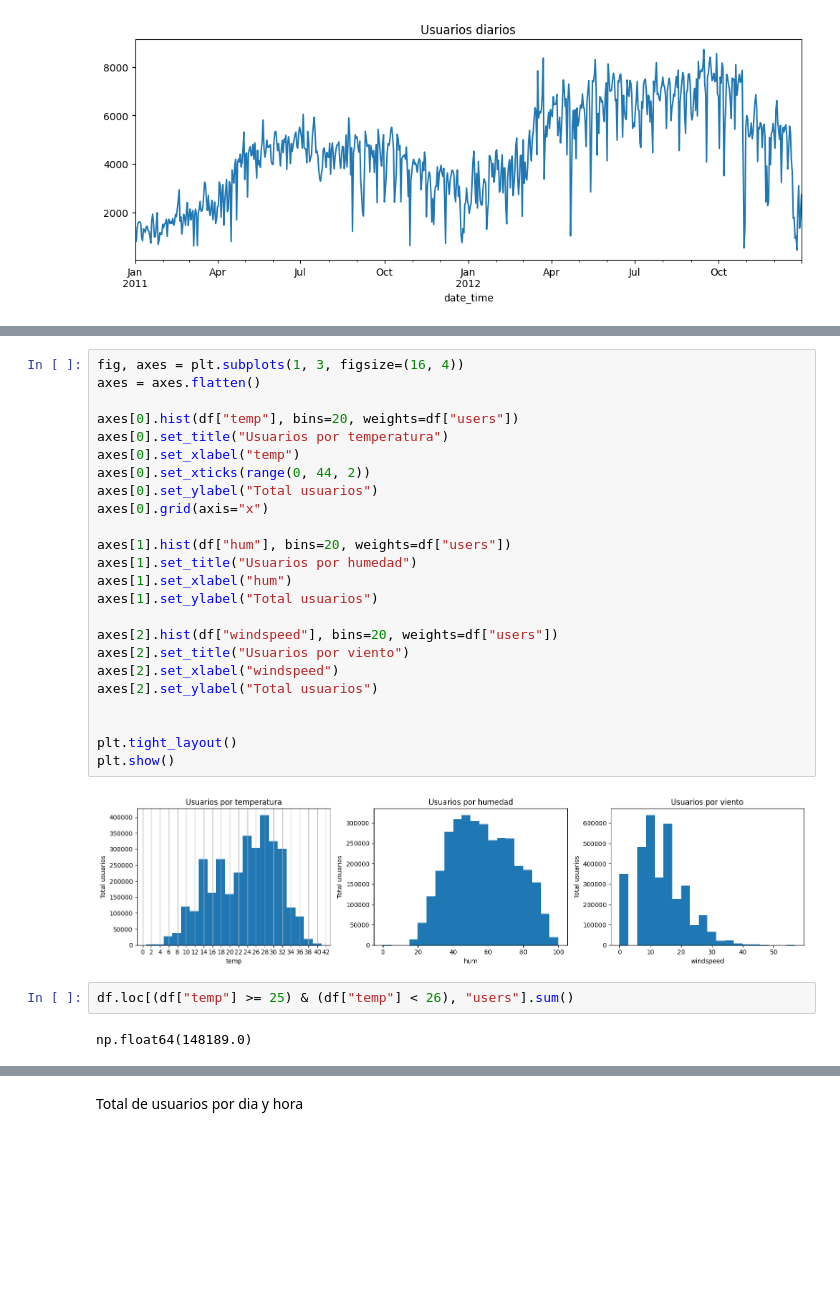
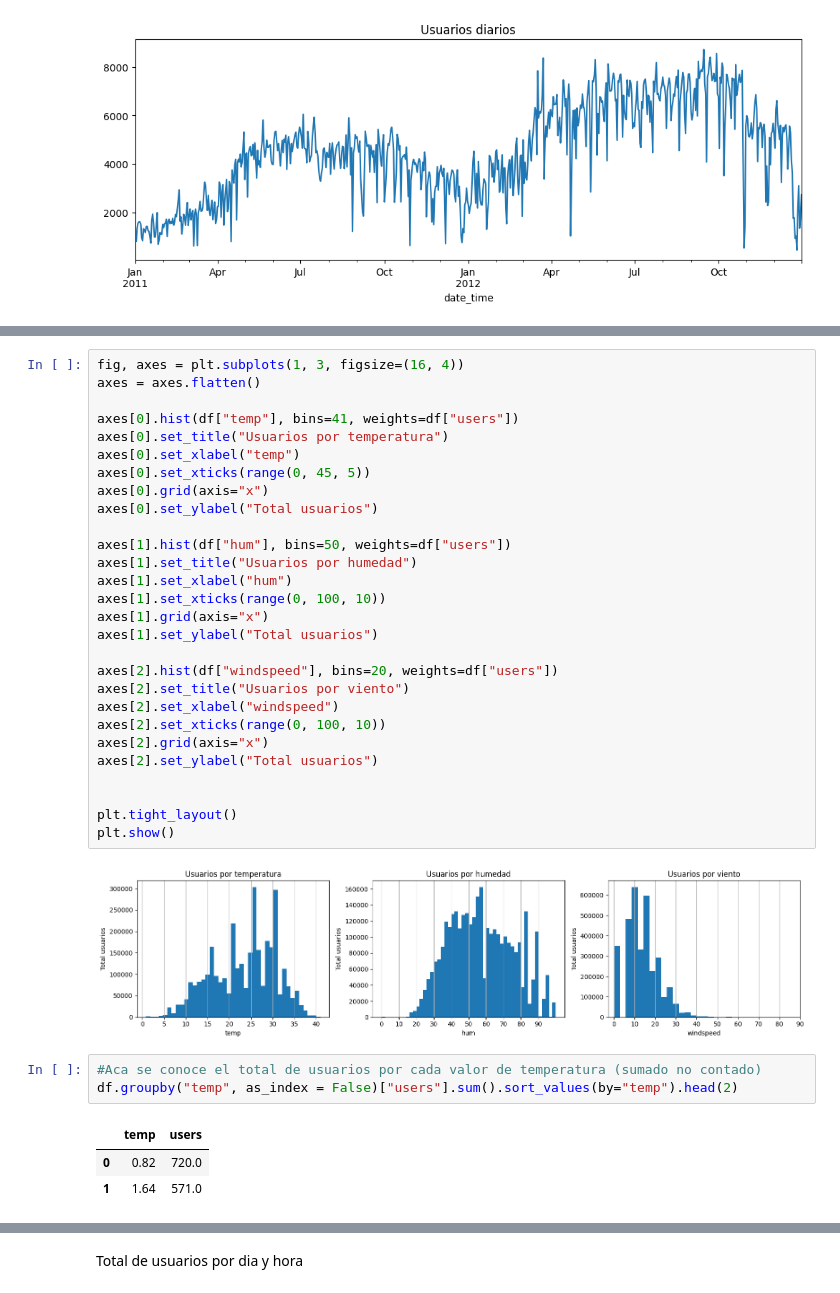
Before and after one commit to jheinsonand/Prediccion_uso_bicicletas, a Jupyter notebook: notebooks/01_eda_preprocess.ipynb, the cells around one changed output, grey strips where cells are left out. Drawn from its saved outputs; the diff is of its cells as text; blank space fills up the shorter version.

Commit message:
13 enero. Agrupacion de valores de columna, correccion de graficos (count no, sum si), para variables continuas y discretas. Creacion de dfs que permiten identificar rangos y valores de los graficos.

```diff
--- a/notebooks/01_eda_preprocess.ipynb
+++ b/notebooks/01_eda_preprocess.ipynb
@@ -155,31 +136,38 @@ plt.show()
 # %%
 fig, axes = plt.subplots(1, 3, figsize=(16, 4))
 axes = axes.flatten()
 
-axes[0].hist(df["temp"], bins=20, weights=df["users"])
+axes[0].hist(df["temp"], bins=41, weights=df["users"])
 axes[0].set_title("Usuarios por temperatura")
 axes[0].set_xlabel("temp")
-axes[0].set_xticks(range(0, 44, 2))
+axes[0].set_xticks(range(0, 45, 5))
+axes[0].grid(axis="x")
 axes[0].set_ylabel("Total usuarios")
-axes[0].grid(axis="x")
 
-axes[1].hist(df["hum"], bins=20, weights=df["users"])
+axes[1].hist(df["hum"], bins=50, weights=df["users"])
 axes[1].set_title("Usuarios por humedad")
 axes[1].set_xlabel("hum")
+axes[1].set_xticks(range(0, 100, 10))
+axes[1].grid(axis="x")
 axes[1].set_ylabel("Total usuarios")
 
 axes[2].hist(df["windspeed"], bins=20, weights=df["users"])
 axes[2].set_title("Usuarios por viento")
 axes[2].set_xlabel("windspeed")
+axes[2].set_xticks(range(0, 100, 10))
+axes[2].grid(axis="x")
 axes[2].set_ylabel("Total usuarios")
 
 
 plt.tight_layout()
 plt.show()
 # %% [output]
-[figure, old version]
+[figure, new version]
 # %%
-df.loc[(df["temp"] >= 25) & (df["temp"] < 26), "users"].sum()
+#Aca se conoce el total de usuarios por cada valor de temperatura (sumado no contado)
+df.groupby("temp", as_index = False)["users"].sum().sort_values(by="temp").head(2)
 # %% [output]
-np.float64(148189.0)
+|  | temp | users |
+| 0 | 0.82 | 720.0 |
+| 1 | 1.64 | 571.0 |
 # %%
```
Also changed, not shown: parts of 13 cells of this notebook.
